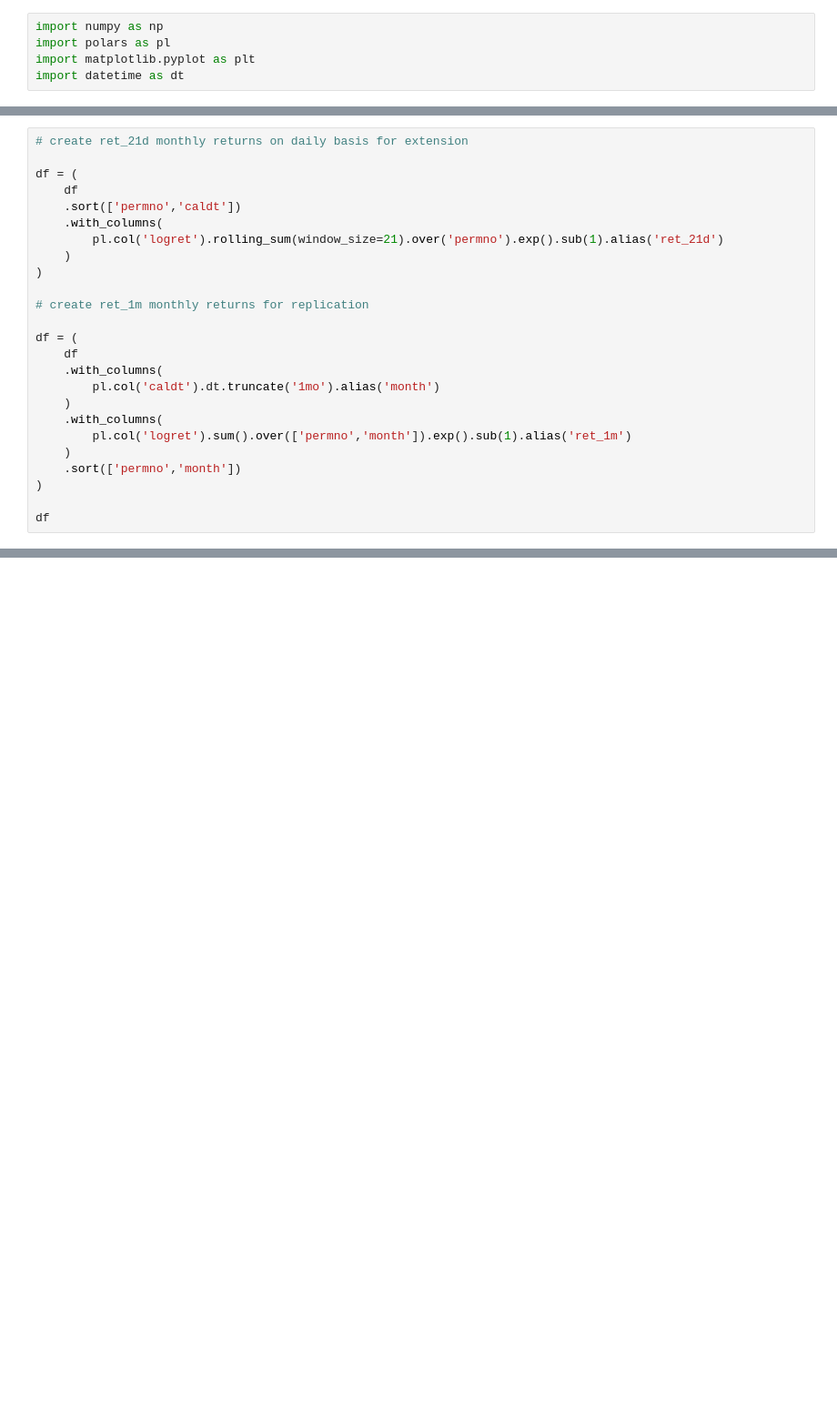
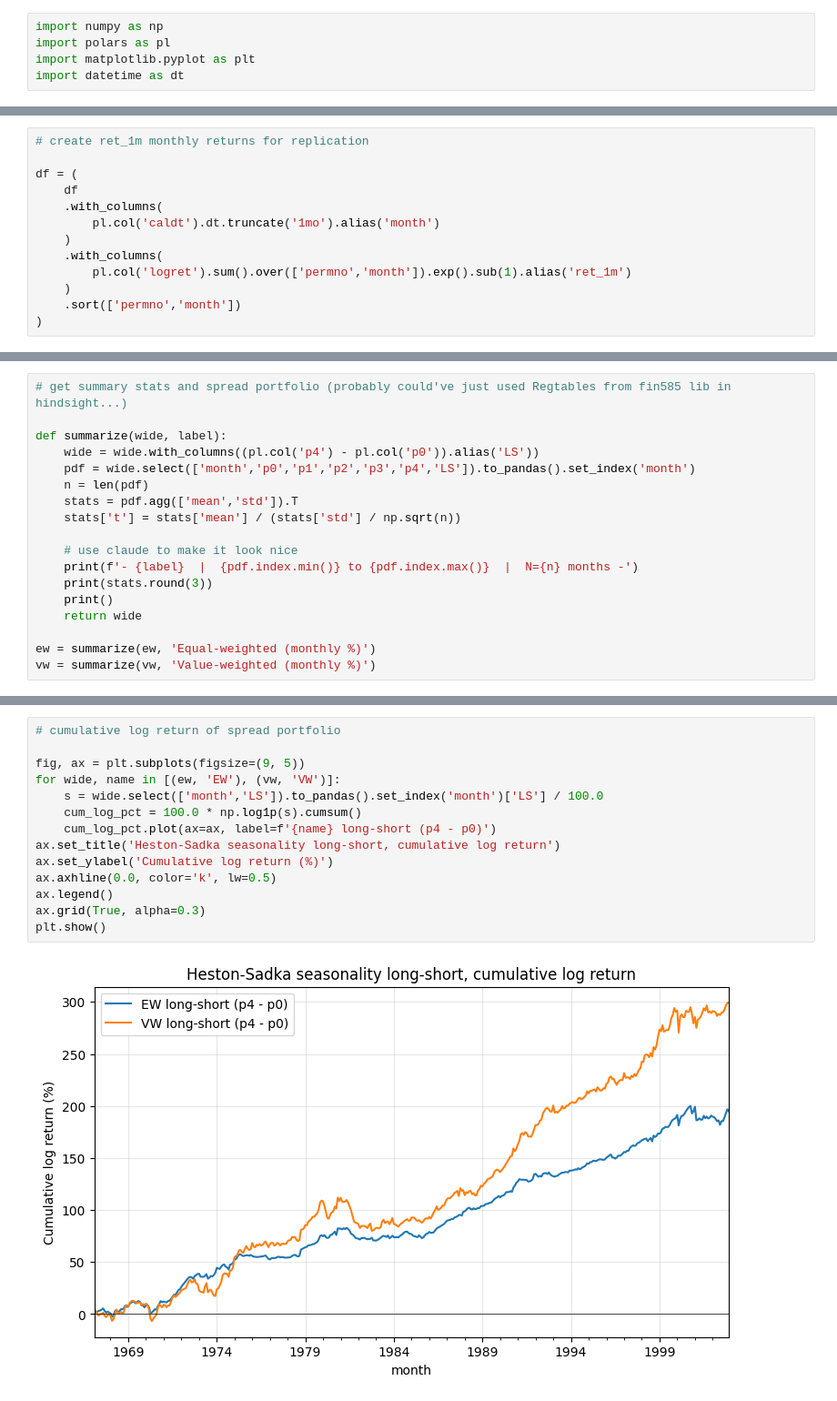
Before and after one commit to josholdroyd/585-seasonality, a Jupyter notebook: signal_research.ipynb, the cells around one changed output, grey strips where cells are left out. Shown at 91% size. Drawn from its saved outputs; the diff is of its cells as text; blank space fills up the shorter version.

Commit message:
Added initial paper replication (table 1) and extension; changed logic to use LazyFrames

```diff
--- a/signal_research.ipynb
+++ b/signal_research.ipynb
@@ -78,14 +27,4 @@ shape: (54_849_925, 6)
 # %%
-# create ret_21d monthly returns on daily basis for extension
-
-df = (
-    df
-    .sort(['permno','caldt'])
-    .with_columns(
-        pl.col('logret').rolling_sum(window_size=21).over('permno').exp().sub(1).alias('ret_21d')
-    )
-)
-
 # create ret_1m monthly returns for replication
 
 df = (
@@ -98,5 +37,3 @@ df = (
     )
     .sort(['permno','month'])
 )
-
-df
@@ -117,0 +135,18 @@ shape: (54_849_925, 9)
+# %%
+# get summary stats and spread portfolio (probably could've just used Regtables from fin585 lib in hindsight...)
+
+def summarize(wide, label):
+    wide = wide.with_columns((pl.col('p4') - pl.col('p0')).alias('LS'))
+    pdf = wide.select(['month','p0','p1','p2','p3','p4','LS']).to_pandas().set_index('month')
+    n = len(pdf)
+    stats = pdf.agg(['mean','std']).T
+    stats['t'] = stats['mean'] / (stats['std'] / np.sqrt(n))
+
+    # use claude to make it look nice
+    print(f'- {label}  |  {pdf.index.min()} to {pdf.index.max()}  |  N={n} months -')
+    print(stats.round(3))
+    print()
+    return wide
+
+ew = summarize(ew, 'Equal-weighted (monthly %)')
+vw = summarize(vw, 'Value-weighted (monthly %)')
@@ -117,0 +171,16 @@ shape: (54_849_925, 9)
+# %%
+# cumulative log return of spread portfolio
+
+fig, ax = plt.subplots(figsize=(9, 5))
+for wide, name in [(ew, 'EW'), (vw, 'VW')]:
+    s = wide.select(['month','LS']).to_pandas().set_index('month')['LS'] / 100.0
+    cum_log_pct = 100.0 * np.log1p(s).cumsum()
+    cum_log_pct.plot(ax=ax, label=f'{name} long-short (p4 - p0)')
+ax.set_title('Heston-Sadka seasonality long-short, cumulative log return')
+ax.set_ylabel('Cumulative log return (%)')
+ax.axhline(0.0, color='k', lw=0.5)
+ax.legend()
+ax.grid(True, alpha=0.3)
+plt.show()
+# %% [output]
+[figure, added]
```
Also changed, not shown: parts of 14 cells of this notebook.
